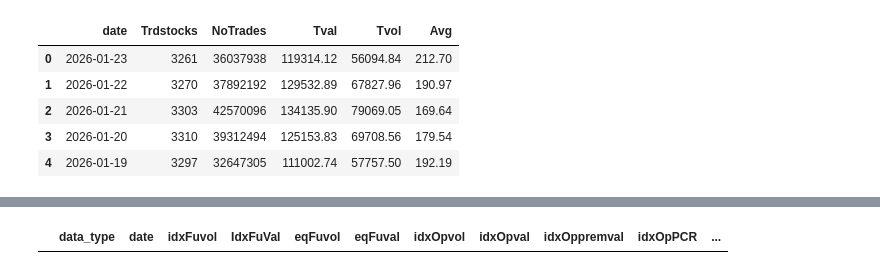
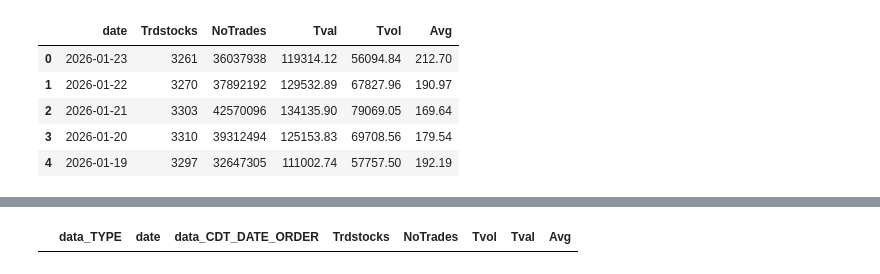
Before and after one commit to shailsun28/stockshortlisting, a Jupyter notebook: Untitled5.ipynb, the cells around one changed output, grey strips where cells are left out. Drawn from its saved outputs; the diff is of its cells as text; code cells hidden in the pictures.

```diff
--- a/Untitled5.ipynb
+++ b/Untitled5.ipynb
@@ -200,14 +200,14 @@ try:
     cm_df = get_data(session, cm_api)
 
     cm_renaming = {
-        'data_F_TIMESTAMP':'date',
+        'data_F_TIMESTAMP':'Date',
         'data_CDT_NOS_OF_SECURITY_TRADES': 'Trdstocks',
         'data_CDT_NOS_OF_TRADES': 'NoTrades',
         'data_CDT_TRADES_QTY': 'Tvol',
         'data_CDT_TRADES_VALUES' : 'Tval'
     }
     cm_df.rename(columns=cm_renaming, inplace=True)
-    cm_df['date'] = pd.to_datetime(cm_df['date'], format='%d-%b-%Y')
+    cm_df['Date'] = pd.to_datetime(cm_df['Date'], format='%d-%b-%Y')
     cm_df['Avg'] = round((cm_df['Tval']*100)/(cm_df['Tvol']), 2)
     #cm_df['date'] = cm_df['date'].dt.strftime('%Y-%m-%d')
 
@@ -218,7 +218,7 @@ try:
     fno_df = get_data(session, fno_api)
 
     fno_renaming = {
-        'data_date':'date','data_F&O_Total_QTY':'fnoTvol','data_F&O_Total_VAL':'fnoTval',
+        'data_date':'Date','data_F&O_Total_QTY':'fnoTvol','data_F&O_Total_VAL':'fnoTval',
         'data_TOTAL_TRADED_PREM_VAL':'TpremVal', 'data_Stock_Futures_VAL':'eqFuval',
         'data_Stock_Futures_QTY':'eqFuvol', 'data_F&O_Total_PREM_VAL':'fnoPremval',
         'data_F&O_Total_PUT_CALL_RATIO':'fnoPCR', 'data_Index_Options_VAL':'idxOpval',
@@ -229,28 +229,30 @@ try:
         'data_Stock_Options_PUT_CALL_RATIO':'eqOpPCR'
     }
     fno_df.rename(columns=fno_renaming, inplace=True)
-    fno_df['date'] = pd.to_datetime(fno_df['date'], format='%d-%b-%Y')
+    fno_df['Date'] = pd.to_datetime(fno_df['Date'], format='%d-%b-%Y')
     #fno_df['date'] = fno_df['date'].dt.strftime('%Y-%m-%d')
 
     # --- PART C: FILTER & SAVE TO DATABASE ---
     conn = sqlite3.connect(DB_PATH)
 
     # Save CM Today
-    cm_today = cm_df[cm_df['date'] == today_str]
+    #cm_today = cm_df[cm_df['date'] == today_str]
     if not cm_today.empty:
         cm_cols = ['Date', 'Trdstocks', 'NoTrades','Tval', 'Tvol', 'Avg']
         cm_today['Date'] = cm_today['Date'].dt.strftime('%Y-%m-%d')
-        cm_today[cm_cols].to_sql('cm_growth', conn, if_exists='append', index=False)
+        cm_today = cm_df[cm_cols]
+        #cm_today[cm_cols].to_sql('cm_growth', conn, if_exists='append', index=False)
+        #cm_today[cm_cols].to_sql('cm_growth', conn, if_exists='append', index=False)
         print("✓ CM row added.")
 
     # Save FnO Today
-    fno_today = fno_df[fno_df['date'] == today_str]
+    #fno_today = fno_df[fno_df['date'] == today_str]
     if not fno_today.empty:
-        fno_cols = ['date', 'idxFuvol', 'IdxFuVal', 'eqFuvol', 'eqFuval', 'idxOpvol',
+        fno_cols = ['Date', 'idxFuvol', 'IdxFuVal', 'eqFuvol', 'eqFuval', 'idxOpvol',
                     'idxOpval', 'idxOppremval', 'idxOpPCR', 'eqOpvol', 'eqOpval',
                     'eqOppremval', 'eqOpPCR', 'fnoTvol', 'fnoTval', 'TpremVal', 'fnoPCR']
         fno_today['date'] = fno_today['date'].dt.strftime('%Y-%m-%d')
-        fno_today[fno_cols].to_sql('fno_growth', conn, if_exists='append', index=False)
+        fno_today[fno_cols].to_sql('fno_growth', conn, if_exists='replace', index=False)
         print("✓ FnO row added.")
 
     conn.close()
@@ -271,5 +273,5 @@ Task Completed: 2026-02-27 15:53:26.602571
 # %%
-fno_today.head()
+cm_today.head()
 # %% [output]
-|  | data_type | date | idxFuvol | IdxFuVal | eqFuvol | eqFuval | idxOpvol | idxOpval | idxOppremval | idxOpPCR | ... |
+|  | data_TYPE | date | data_CDT_DATE_ORDER | Trdstocks | NoTrades | Tvol | Tval | Avg |
 # %%
```
Also changed, not shown: parts of 3 cells of this notebook.
